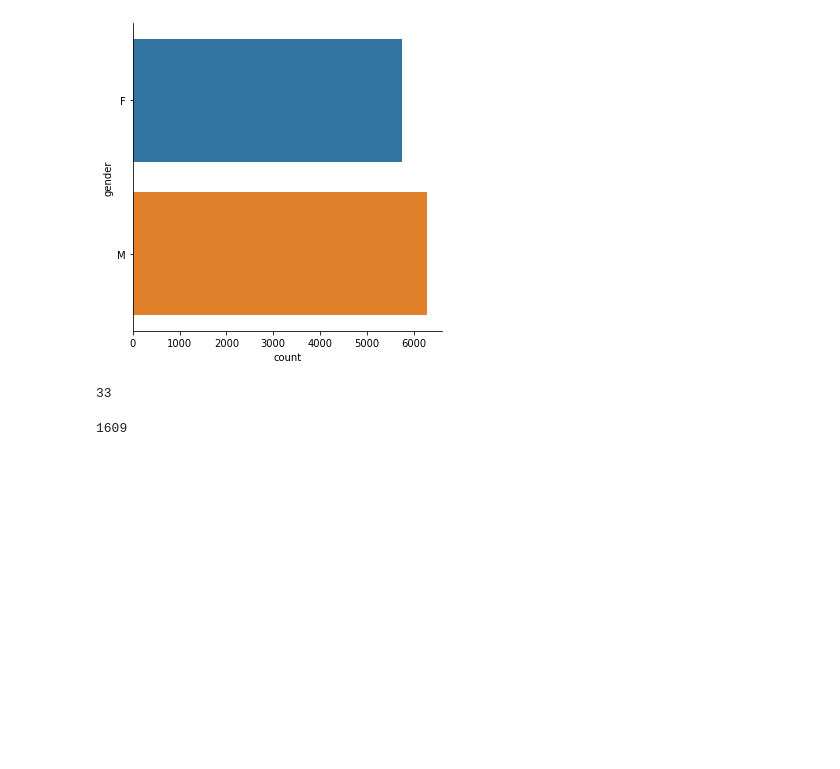
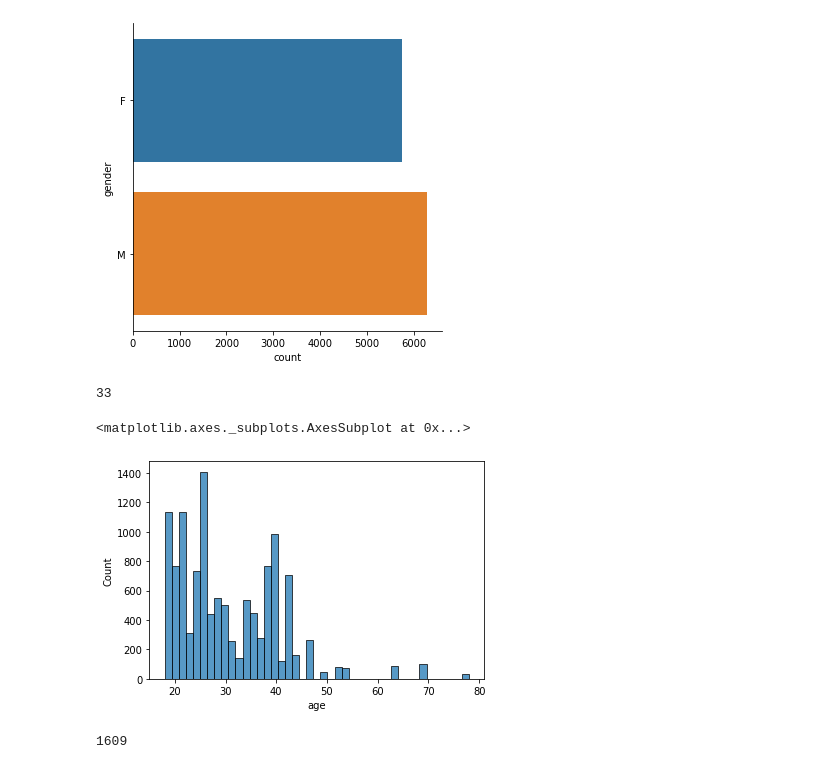
Before and after one commit to nug1209/ANZ_Data_Virtual_Experience, a Jupyter notebook: ANZ_Data_Analytics.ipynb, the cells around one changed output. Cells and saved outputs as stored; diff of their text form; code cells hidden in the pictures; blank space fills up the shorter version.

```diff
--- a/ANZ_Data_Analytics.ipynb
+++ b/ANZ_Data_Analytics.ipynb
@@ -72,3 +72,11 @@ customer_id              0
 merchant_long_lat     4326
 movement                 0
 dtype: int64
+# %%
+df['extraction'] = pd.to_datetime(df['extraction'])
+df['extraction_date'] = df['extraction'].dt.date
+df['extraction_month_name'] = df['extraction'].dt.month_name()
+df['extraction_year'] = df['extraction'].dt.year
+df['extraction_day_name'] = df['extraction'].dt.day_name()
+df['extraction_time'] = df['extraction'].dt.time
+df.head(3)
@@ -237,6 +250,11 @@ sns.catplot(data=df, y='gender', kind='count')
 df['age'].nunique()
 # %% [output]
 33
+# %%
+sns.histplot(data=df, x='age')
+# %% [output]
+<matplotlib.axes._subplots.AxesSubplot at 0x...>
+[figure, added]
 # %%
 df['merchant_suburb'].nunique()
 # %% [output]
```
Also changed, not shown: parts of 11 cells of this notebook.
